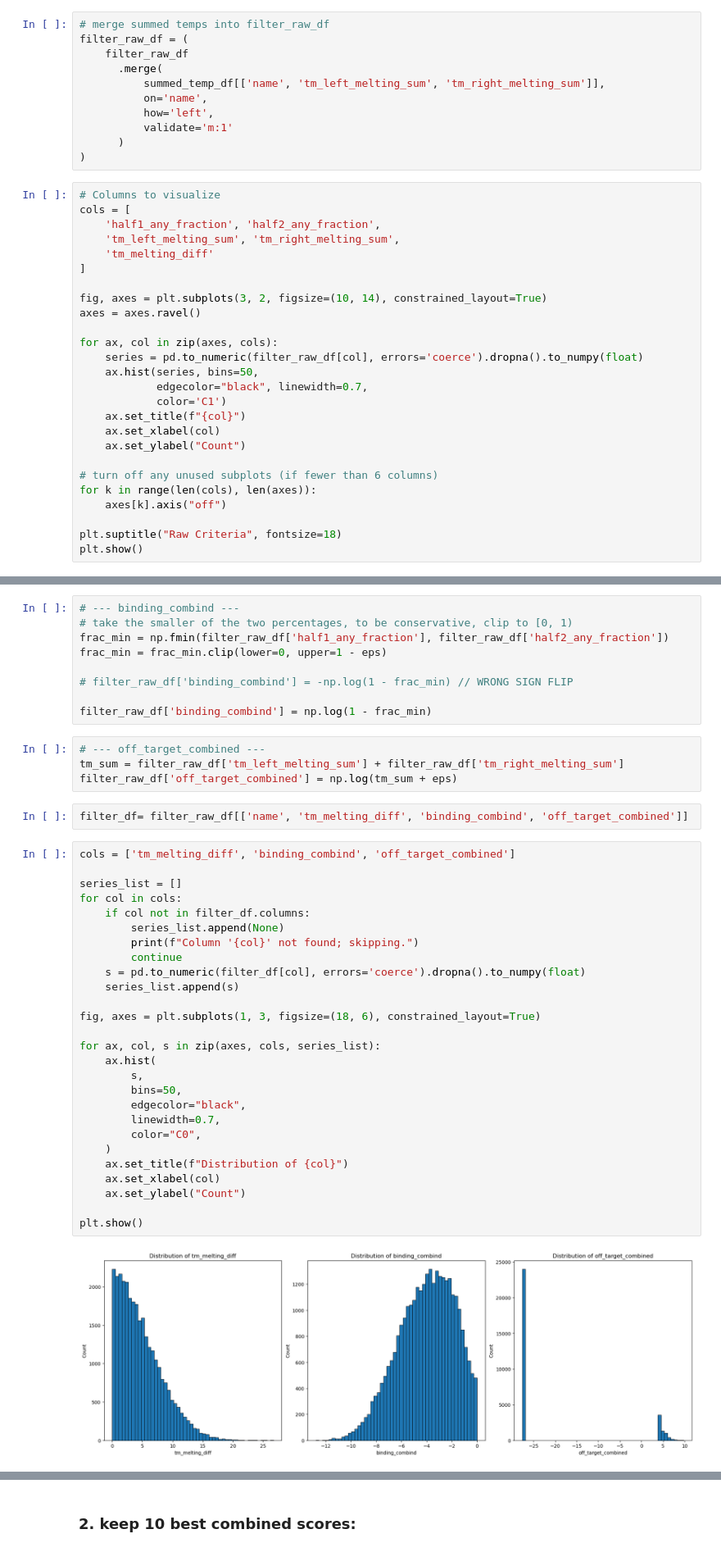
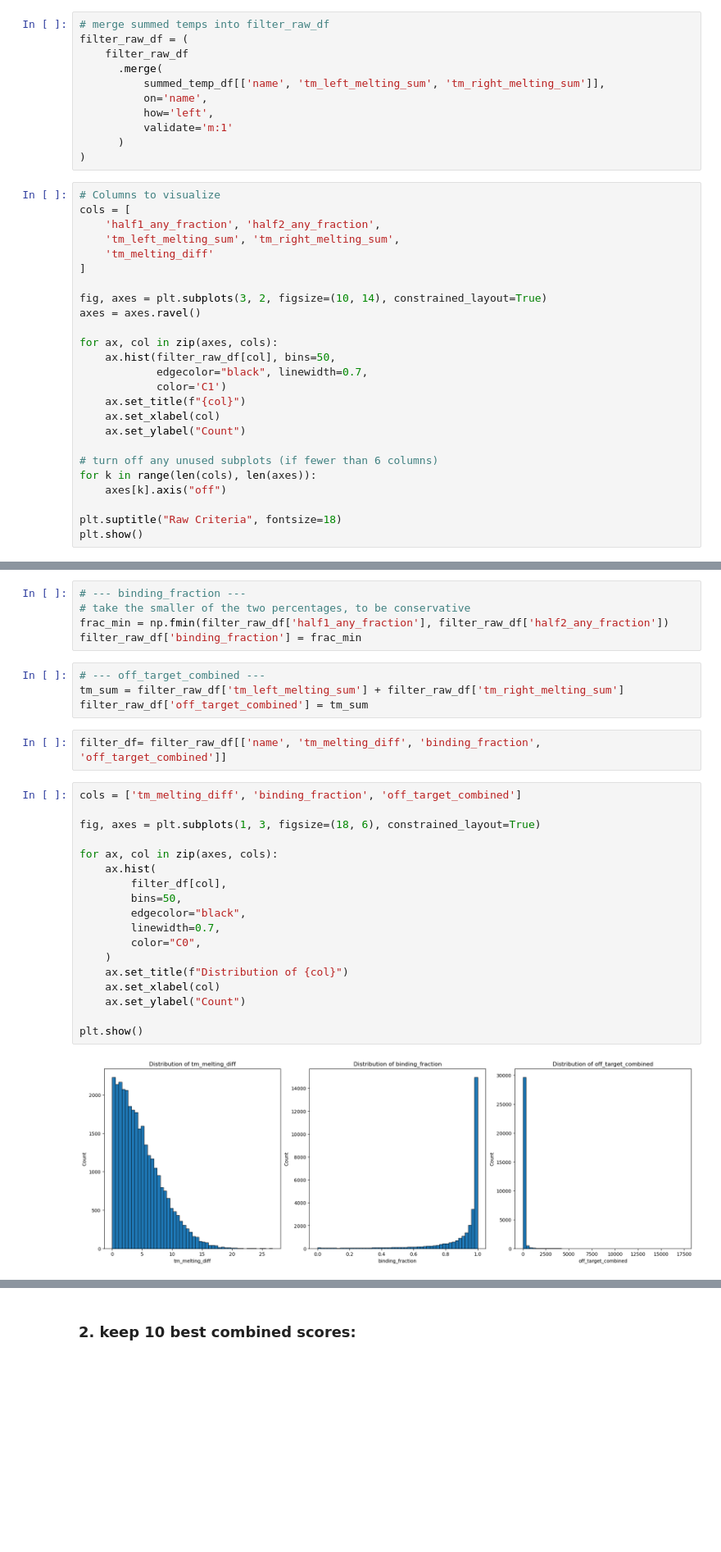
Before and after one commit to cici-xingyu-zheng/receptor_probe_filtering, a Jupyter notebook: filtering_all.ipynb, the cells around one changed output, grey strips where cells are left out. Shown: that part at 82% size. Saved outputs shown, nothing was run; the diff lists cells and outputs as text; blank space fills up the shorter version.

```diff
--- a/filtering_all.ipynb
+++ b/filtering_all.ipynb
@@ -293,8 +328,7 @@ fig, axes = plt.subplots(3, 2, figsize=(10, 14), constrained_layout=True)
 axes = axes.ravel()
 
 for ax, col in zip(axes, cols):
-    series = pd.to_numeric(filter_raw_df[col], errors='coerce').dropna().to_numpy(float)
-    ax.hist(series, bins=50,
+    ax.hist(filter_raw_df[col], bins=50,
             edgecolor="black", linewidth=0.7,
             color='C1')
     ax.set_title(f"{col}")
@@ -314,44 +348,31 @@ Turn them into scores, first, combine left and right
 # %%
-# --- binding_combind ---
-# take the smaller of the two percentages, to be conservative, clip to [0, 1)
+# --- binding_fraction ---
+# take the smaller of the two percentages, to be conservative
 frac_min = np.fmin(filter_raw_df['half1_any_fraction'], filter_raw_df['half2_any_fraction'])
-frac_min = frac_min.clip(lower=0, upper=1 - eps)
-
-# filter_raw_df['binding_combind'] = -np.log(1 - frac_min) // WRONG SIGN FLIP
-
-filter_raw_df['binding_combind'] = np.log(1 - frac_min)
+filter_raw_df['binding_fraction'] = frac_min
 # %%
 # --- off_target_combined ---
 tm_sum = filter_raw_df['tm_left_melting_sum'] + filter_raw_df['tm_right_melting_sum']
-filter_raw_df['off_target_combined'] = np.log(tm_sum + eps)
+filter_raw_df['off_target_combined'] = tm_sum
 # %%
-filter_df= filter_raw_df[['name', 'tm_melting_diff', 'binding_combind', 'off_target_combined']]
+filter_df= filter_raw_df[['name', 'tm_melting_diff', 'binding_fraction', 'off_target_combined']]
 # %%
-cols = ['tm_melting_diff', 'binding_combind', 'off_target_combined']
-
-series_list = []
-for col in cols:
-    if col not in filter_df.columns:
-        series_list.append(None)
-        print(f"Column '{col}' not found; skipping.")
-        continue
-    s = pd.to_numeric(filter_df[col], errors='coerce').dropna().to_numpy(float)
-    series_list.append(s)
+cols = ['tm_melting_diff', 'binding_fraction', 'off_target_combined']
 
 fig, axes = plt.subplots(1, 3, figsize=(18, 6), constrained_layout=True)
 
-for ax, col, s in zip(axes, cols, series_list):
+for ax, col in zip(axes, cols):
     ax.hist(
-        s,
+        filter_df[col],
         bins=50,
         edgecolor="black",
         linewidth=0.7,
         color="C0",
     )
     ax.set_title(f"Distribution of {col}")
     ax.set_xlabel(col)
     ax.set_ylabel("Count")
 
 plt.show()
 # %% [output]
-[figure, old version]
+[figure, new version]
```
Also changed, not shown: parts of 50 cells of this notebook, 14 other files.
